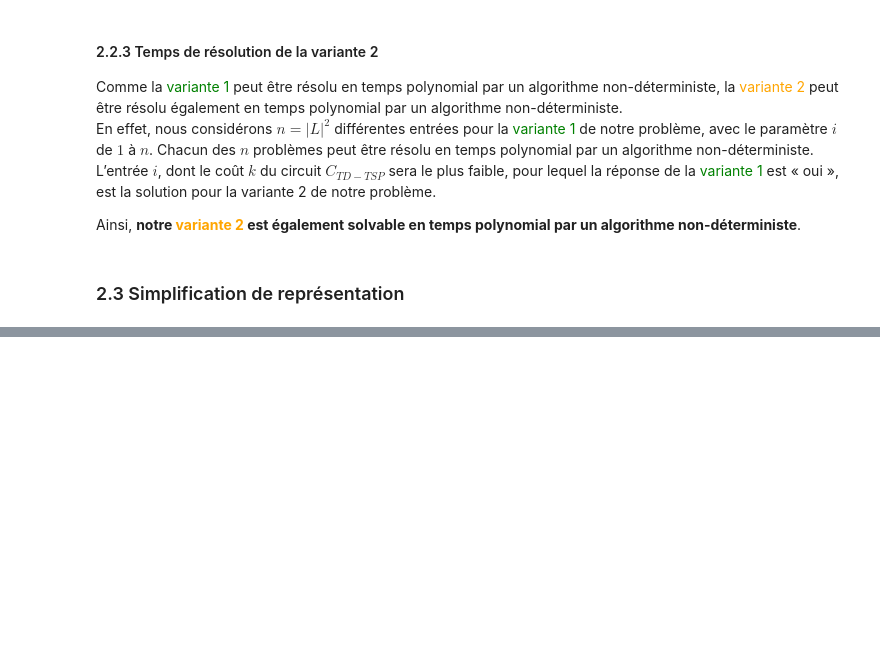
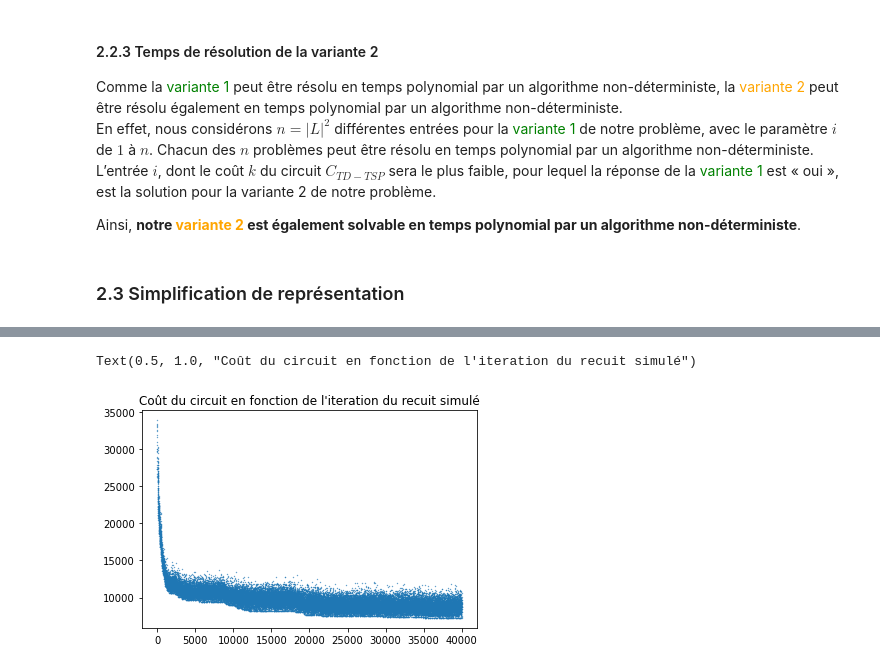
Before and after one commit to SnipeDragons/Algo-Livrable-1, a Jupyter notebook: Livrable_final.ipynb, the cells around one changed output, grey strips where cells are left out. Drawn from its saved outputs; the diff is of its cells as text; code cells hidden in the pictures; blank space fills up the shorter version.

```diff
--- a/Livrable_final.ipynb
+++ b/Livrable_final.ipynb
@@ -485,0 +726,67 @@ Calcul de l'instance avec chemin K-Nearest Neightbors
+# %%
+def RecuitMesured(graph: np.array([[()]]), cycle: list, energie: float):
+    """
+    Find the shortest cycle using the simulated annealing algorithm
+
+    Arguments:
+        graph: The graph with the weight
+        cycle: A valid path
+        energie: The cost of the cycle
+        temperature: The coefficient of research
+        tempmin: The limit of temperature
+        multipli: The modification coefficient
+
+    Return:
+        A cycle and the energie associated
+    """
+    nbPoints = cycle.__len__()-2
+    temperature = 20.0
+    condition = True
+    listEnergie = [EnergieSum(graph, cycle)]
+    while(condition):
+        nbChanges = 0
+        for _ in range(nbPoints*100):
+            # Create a new path
+            newP = BasicChange(cycle, nbPoints)
+
+            # Calculate the cost of the new path
+            newE = EnergieSum(graph, newP)
+
+            # If the new path is bether
+            if newE<energie :
+                # Change the best record
+                energie = newE
+                cycle = newP
+                nbChanges += 1
+                if(nbChanges == 10*nbPoints):
+                    break
+
+            elif newE != energie and random.random() < exp(-(newE-energie)/temperature):
+                energie = newE
+                cycle = newP
+            listEnergie.append(newE)
+        temperature *= 0.9
+        condition = nbChanges != 0
+
+    return listEnergie
+
+# Create a path with every cities which need to be delivered
+RecuitMesuredCircuit = []
+for i in range(len(points)):
+    if points[i][2] == 1:
+        RecuitMesuredCircuit += [i+1]
+# Get the repository point
+repository = [x+1 for x, y in enumerate(points) if y[2] == 2]
+# Add the depository on the path
+RecuitMesuredCircuit = repository + RecuitMesuredCircuit + repository
+
+RecuitMesuredEnergie = EnergieSum(graph, RecuitMesuredCircuit)
+
+listEnergieMesured = RecuitMesured(graph, RecuitMesuredCircuit, RecuitMesuredEnergie)
+
+figRecuitMesured, axRecuitMesured = plt.subplots()
+axRecuitMesured.scatter(range(1, len(listEnergieMesured) + 1), listEnergieMesured, s=0.1)
+axRecuitMesured.set_title("Coût du circuit en fonction de l'iteration du recuit simulé")
+# %% [output]
+Text(0.5, 1.0, "Coût du circuit en fonction de l'iteration du recuit simulé")
+[figure, added]
```
Also changed, not shown: parts of 59 cells of this notebook.
